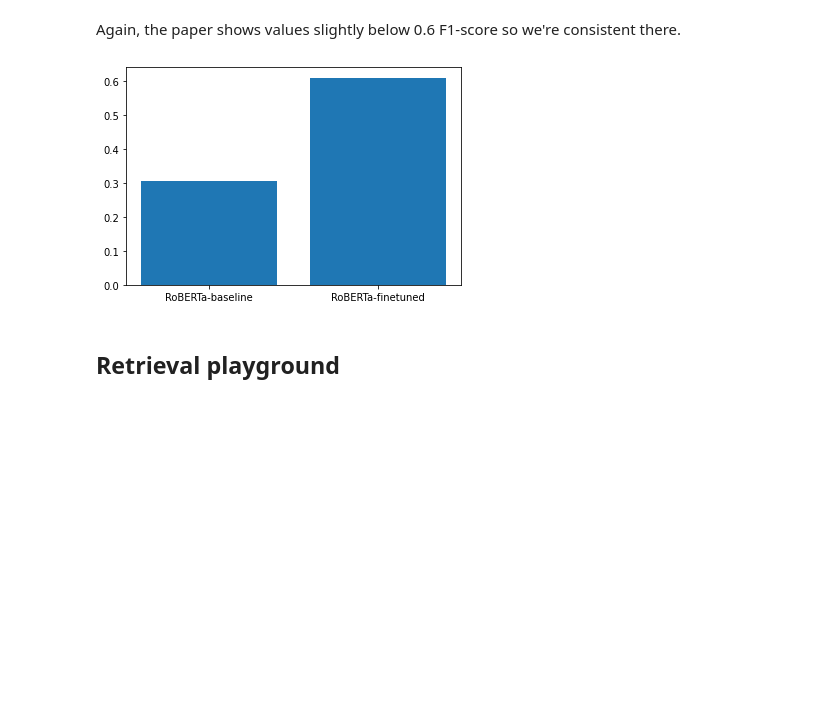
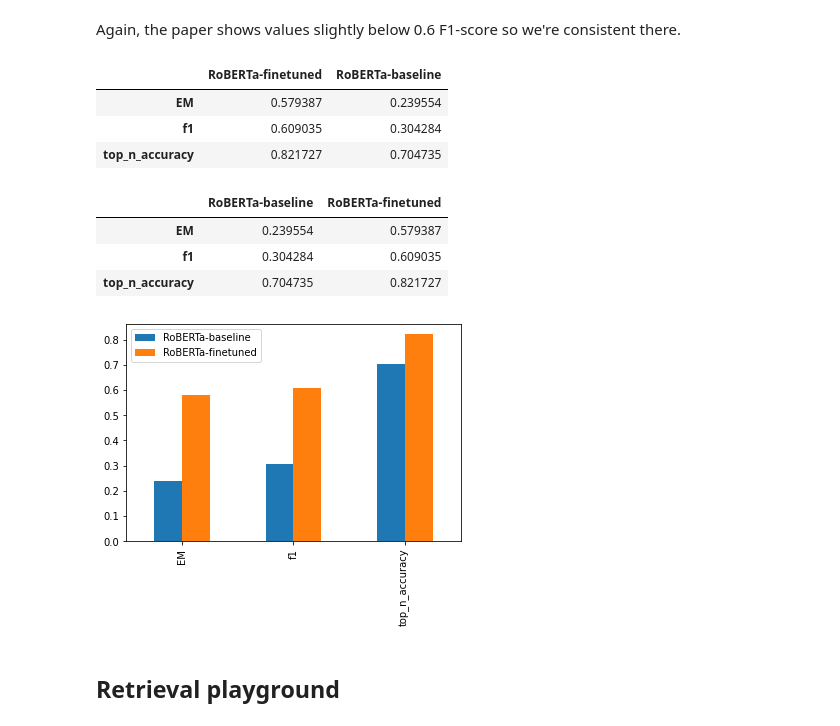
Before and after one commit to lewtun/transformerlab, a Jupyter notebook: experiments.haystack-subjqa.ipynb, the cells around one changed output. Cells and saved outputs as stored; diff of their text form; code cells hidden in the pictures; blank space fills up the shorter version.

Commit message:
Add metrics plot

```diff
--- a/experiments.haystack-subjqa.ipynb
+++ b/experiments.haystack-subjqa.ipynb
@@ -426,12 +429,27 @@ Reader Exact Match: 0.5793871866295265
 Reader F1-Score: 0.6090350878594893
 # %% [markdown]
 Again, the paper shows values slightly below 0.6 F1-score so we're consistent there.
-# %%
-D = {'RoBERTa-baseline':reader_eval_results["f1"], 'RoBERTa-finetuned':finetuned_reader_eval_results["f1"]}
-plt.bar(*zip(*D.items()))
-plt.show()
-# %% [output]
-[figure, removed]
+# %%
+pd.DataFrame.from_dict(results)
+# %% [output]
+|  | RoBERTa-finetuned | RoBERTa-baseline |
+| EM | 0.579387 | 0.239554 |
+| f1 | 0.609035 | 0.304284 |
+| top_n_accuracy | 0.821727 | 0.704735 |
+# %%
+results = {'RoBERTa-baseline':reader_eval_results, 'RoBERTa-finetuned': finetuned_reader_eval_results}
+results_df = pd.DataFrame.from_dict(results)
+results_df
+# %% [output]
+|  | RoBERTa-baseline | RoBERTa-finetuned |
+| EM | 0.239554 | 0.579387 |
+| f1 | 0.304284 | 0.609035 |
+| top_n_accuracy | 0.704735 | 0.821727 |
+# %%
+results_df.plot(kind='bar')
+plt.show()
+# %% [output]
+[figure, added]
 # %% [markdown]
 ## Retrieval playground
 # %% [markdown]
```
Also changed, not shown: parts of 5 cells of this notebook, 1 other file.
